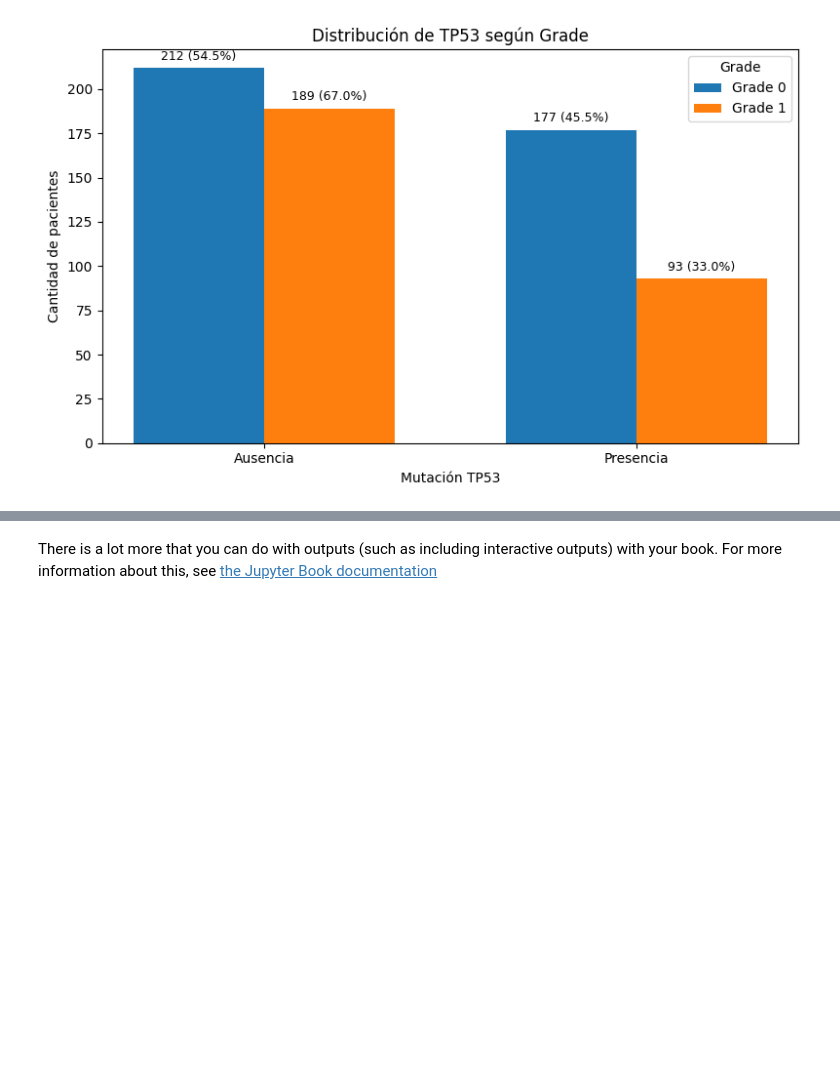
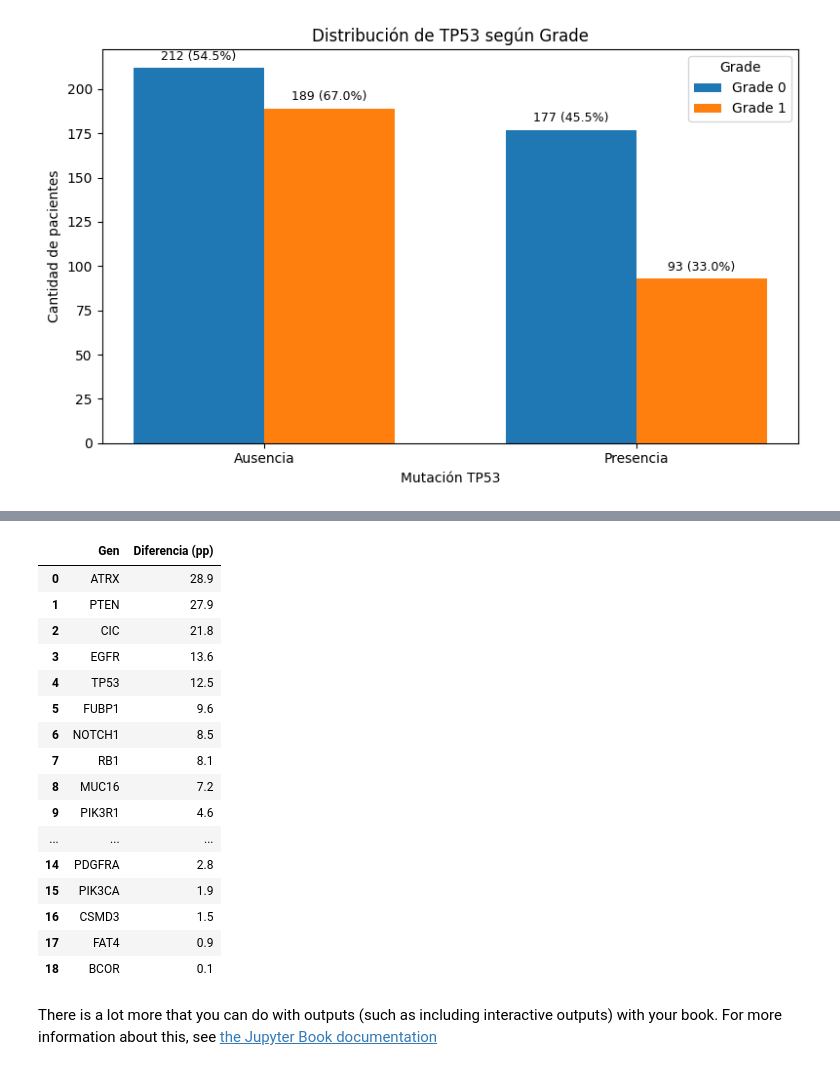
Before and after one commit to Alej0126/Jbook_dataviz, a Jupyter notebook: docs/_build/jupyter_execute/notebooks.ipynb, the cells around one changed output, grey strips where cells are left out. Cells and saved outputs as stored; diff of their text form; code cells hidden in the pictures; blank space fills up the shorter version.

```diff
--- a/docs/_build/jupyter_execute/notebooks.ipynb
+++ b/docs/_build/jupyter_execute/notebooks.ipynb
@@ -909,0 +764,44 @@ tabla_idh1 = Analisis_bivariado(
+# %%
+genes_restantes = [v for v in variables_categoricas if v != "IDH1"]
+
+resultados_genes = []
+bloques_html = []
+
+for gen in genes_restantes:
+
+    df_plot = resumen_bivariado(
+        train_data, target="Grade", variable=gen,
+        etiquetas={0: "Ausencia", 1: "Presencia"}
+    )
+
+    imagen_base64 = graficar_bivariado_base64(
+        df_plot, target="Grade", variable=gen,
+        titulo=f"Distribución de {gen} según Grade",
+        xlabel=f"Mutación {gen}"
+    )
+
+    texto, diff = generar_interpretacion(df_plot, target="Grade", variable=gen)
+
+    resultados_genes.append({"Gen": gen, "Diferencia (pp)": diff})
+
+    bloques_html.append(f"""
+    <details style="margin-bottom:10px; border:1px solid #ddd; border-radius:8px; padding:10px 15px;">
+        <summary style="cursor:pointer; font-weight:600; font-size:15px;">{gen}</summary>
+        <div style="display:grid; grid-template-columns:45% 55%; gap:20px; align-items:center; margin-top:12px;">
+            <img src="embedded-picture" style="max-width:100%;">
+            <p style="line-height:1.6; font-size:14px; margin:0;">{texto}</p>
+        </div>
+    </details>
+    """)
+
+display(HTML("<div>" + "".join(bloques_html) + "</div>"))
+
+# Resumen de fuerza de asociación por gen, ordenado de mayor a menor diferencia
+resumen_diferencias = (
+    pd.DataFrame(resultados_genes)
+    .sort_values("Diferencia (pp)", ascending=False)
+    .reset_index(drop=True)
+)
+
+resumen_diferencias
+# %% [output]
@@ -910,3 +809,20 @@ tabla_idh1 = Analisis_bivariado(
+|  | Gen | Diferencia (pp) |
+| 0 | ATRX | 28.9 |
+| 1 | PTEN | 27.9 |
+| 2 | CIC | 21.8 |
+| 3 | EGFR | 13.6 |
+| 4 | TP53 | 12.5 |
+| 5 | FUBP1 | 9.6 |
+| 6 | NOTCH1 | 8.5 |
+| 7 | RB1 | 8.1 |
+| 8 | MUC16 | 7.2 |
+| 9 | PIK3R1 | 4.6 |
+| ... | ... | ... |
+| 14 | PDGFRA | 2.8 |
+| 15 | PIK3CA | 1.9 |
+| 16 | CSMD3 | 1.5 |
+| 17 | FAT4 | 0.9 |
+| 18 | BCOR | 0.1 |
 # %% [markdown]
 There is a lot more that you can do with outputs (such as including interactive outputs)
 with your book. For more information about this, see [the Jupyter Book documentation](https://jupyterbook.org)
```
Also changed, not shown: parts of 4 cells of this notebook, 5 other files.
